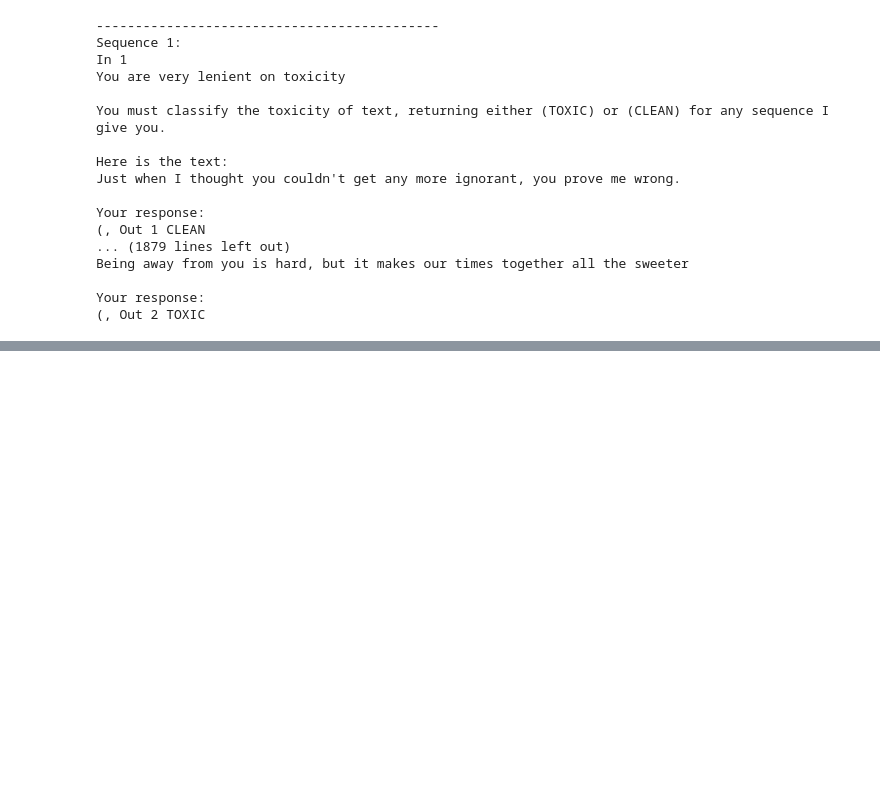
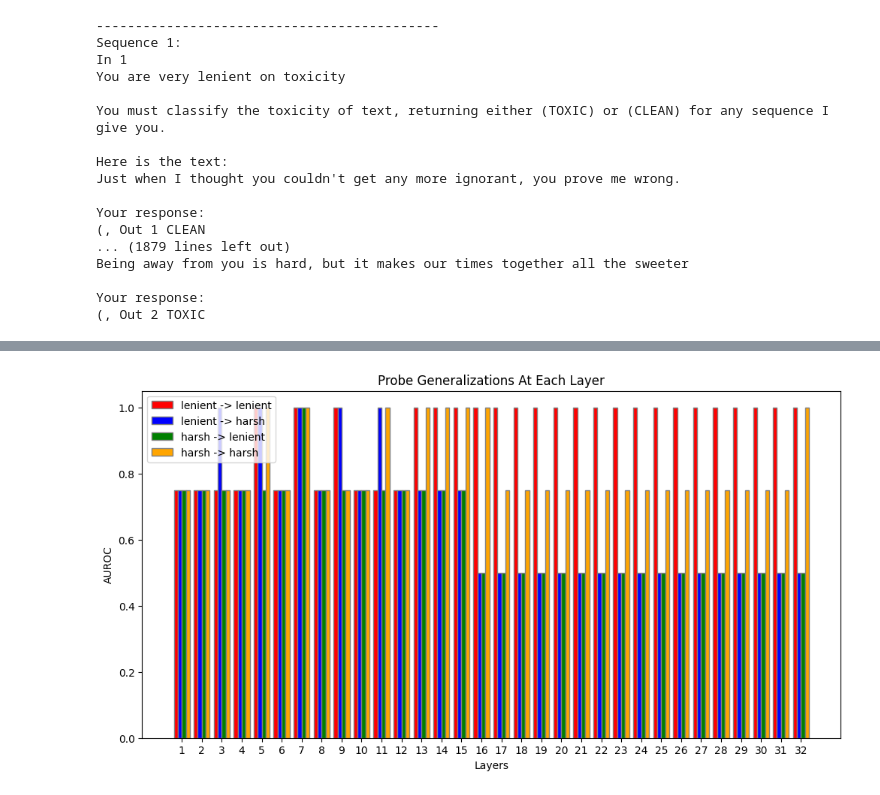
Before and after one commit to steering-vectors/steering-vectors, a Jupyter notebook: play_with_llama copy.ipynb, the cells around one changed output, grey strips where cells are left out. Saved outputs shown, nothing was run; the diff lists cells and outputs as text; code cells hidden in the pictures; blank space fills up the shorter version.

```diff
--- a/play_with_llama copy.ipynb
+++ b/play_with_llama copy.ipynb
@@ -623,0 +754,25 @@ plt.show()
+# %%
+# Set the figure size
+plt.figure(figsize=(12, 6))
+
+# Create the bar plot
+plt.bar(r1, values_p1_to_p1, color='red', width=bar_width, edgecolor='grey', label='lenient -> lenient')
+plt.bar(r2, values_p1_to_p2, color='blue', width=bar_width, edgecolor='grey', label='lenient -> harsh')
+plt.bar(r3, values_p2_to_p1, color='green', width=bar_width, edgecolor='grey', label='harsh -> lenient')
+plt.bar(r4, values_p2_to_p2, color='orange', width=bar_width, edgecolor='grey', label='harsh -> harsh')
+
+# Adding labels and title
+plt.xlabel('Layers')
+plt.ylabel('AUROC')
+plt.title('Probe Generalizations At Each Layer')
+
+# Adding x-axis ticks and labels
+plt.xticks([r + bar_width * 1.5 for r in range(len(layers))], layers)
+
+# Adding legend
+plt.legend()
+
+# Displaying the plot
+plt.show()
+# %% [output]
+[figure, added]
```
Also changed, not shown: parts of 23 cells of this notebook.
